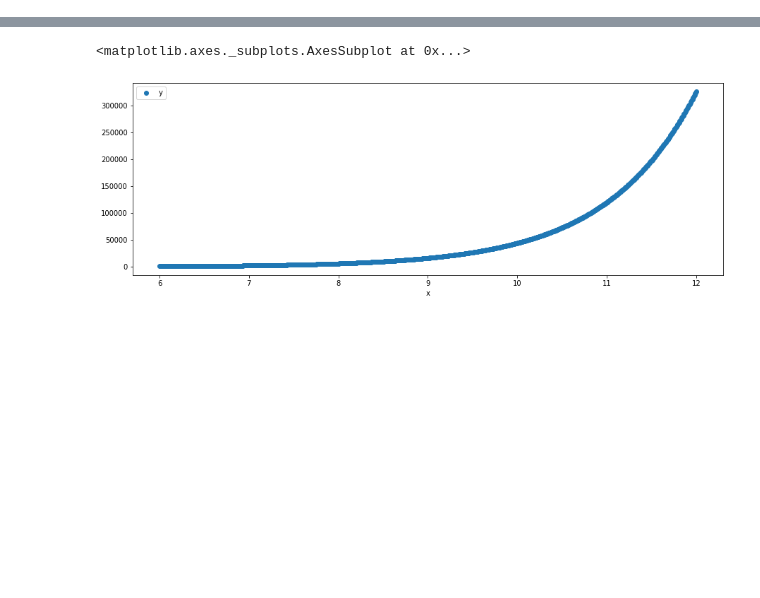
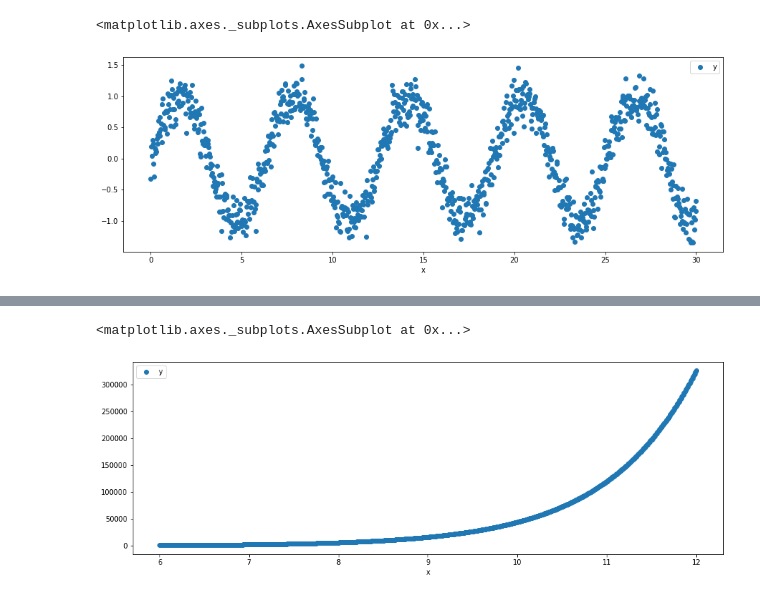
Before and after one commit to edwardcjohnson/sandbox, a Jupyter notebook: tensorflow/linear_regression.ipynb, the cells around one changed output, grey strips where cells are left out. Saved outputs shown, nothing was run; the diff lists cells and outputs as text; code cells hidden in the pictures; blank space fills up the shorter version.

```diff
--- a/tensorflow/linear_regression.ipynb
+++ b/tensorflow/linear_regression.ipynb
@@ -0,0 +1,25 @@
+# %%
+import matplotlib.pyplot as plt
+import numpy as np
+import pandas as pd
+import sklearn.model_selection
+import tensorflow as tf
+
+def create_dataframe(start, stop, n_samples):
+    # intialise dataframe
+    df = pd.DataFrame({
+        'x':np.linspace(start, stop, n_samples)
+    })
+    # create response
+    df['y'] = create_sin_wave_with_noise(df['x'])
+    return df
+
+def create_sin_wave_with_noise(t):
+    e = np.random.normal(0, 0.2, len(t))
+    return np.sin(t) + e
+
+df = create_dataframe(0, 30, 1001)
+df.plot('x','y', figsize=(15,5), style='o')
+# %% [output]
+<matplotlib.axes._subplots.AxesSubplot at 0x...>
+[figure, added]
```
Also changed, not shown: parts of 9 cells of this notebook.
